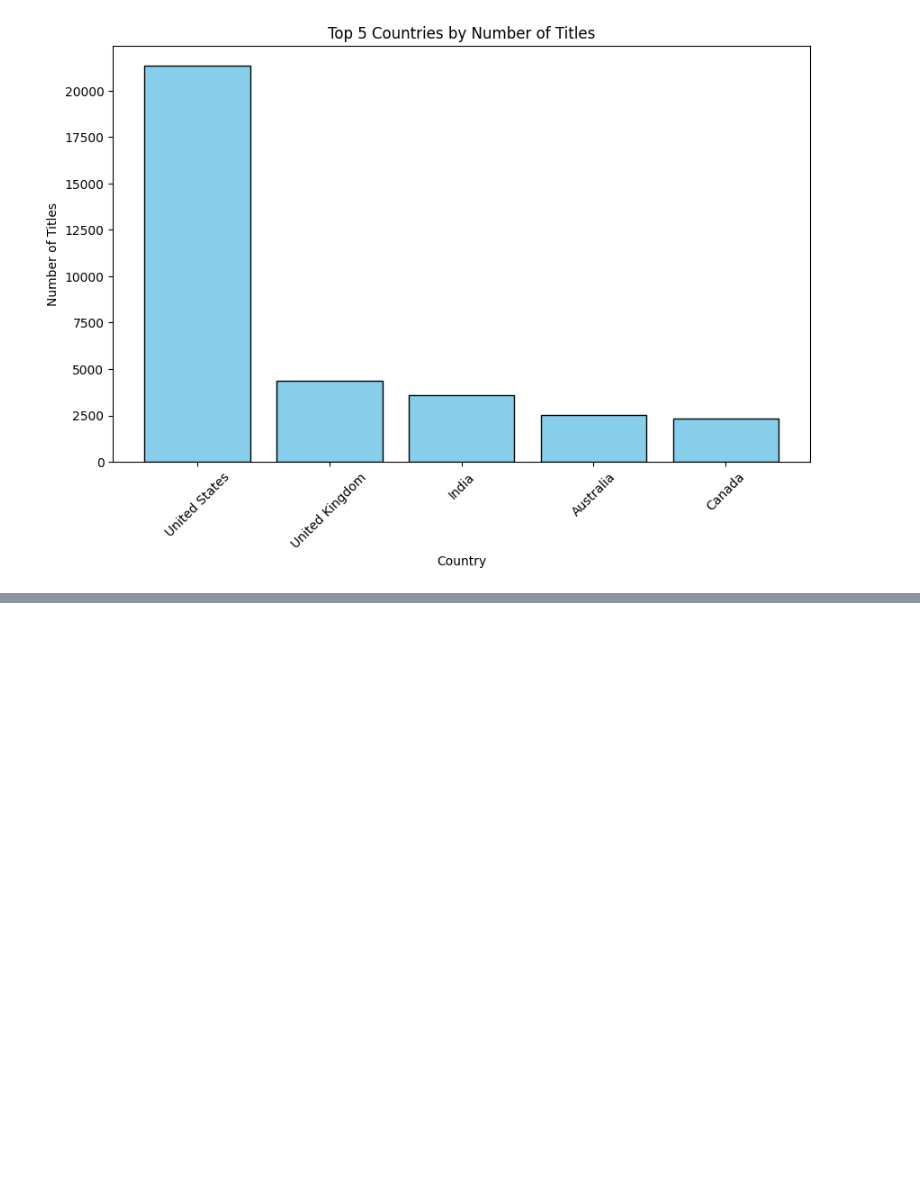
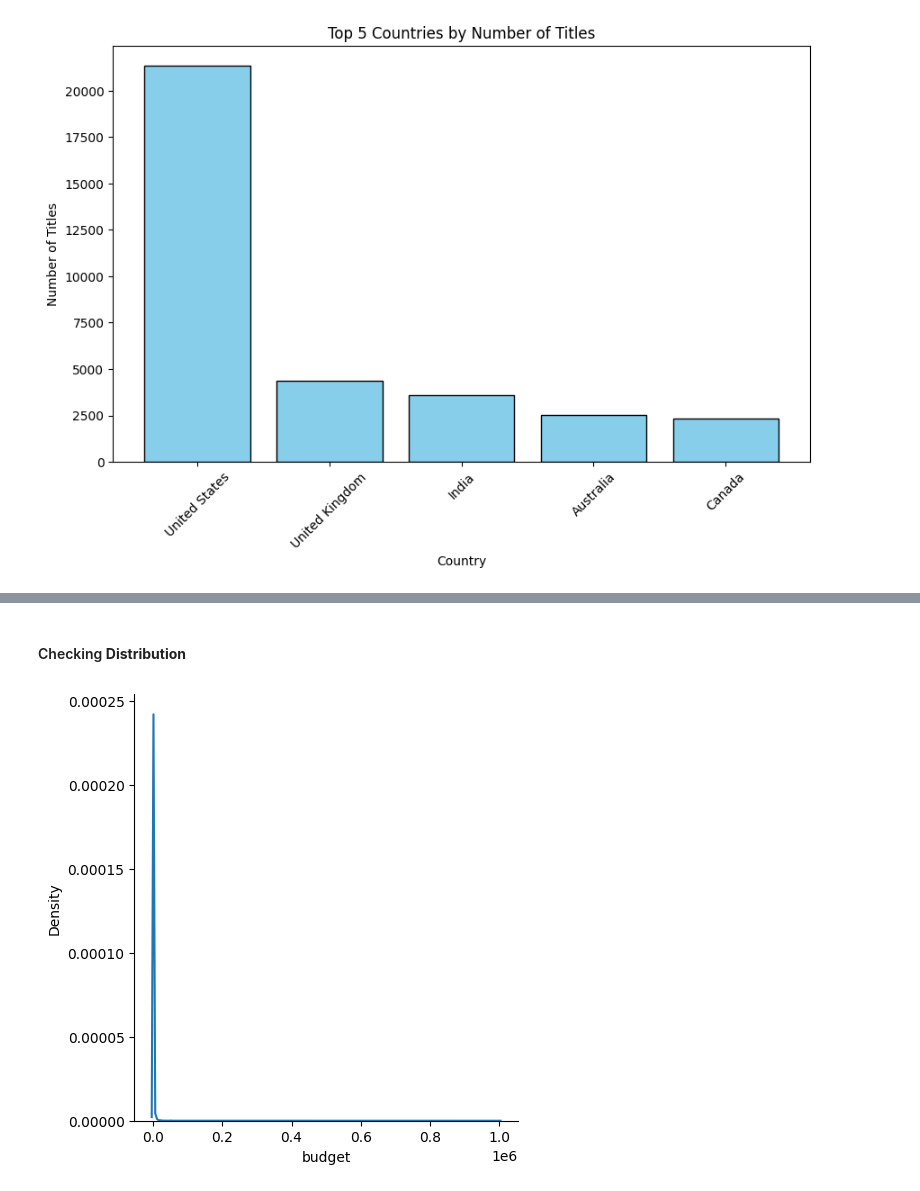
Before and after one commit to ZainFaisal005/DataCraft-Analysis-Vault, a Jupyter notebook: Upwork_Jobs_Analysis/Upwork_Jobs_Analysis.ipynb, the cells around one changed output, grey strips where cells are left out. Drawn from its saved outputs; the diff is of its cells as text; code cells hidden in the pictures; blank space fills up the shorter version.

```diff
--- a/Upwork_Jobs_Analysis/Upwork_Jobs_Analysis.ipynb
+++ b/Upwork_Jobs_Analysis/Upwork_Jobs_Analysis.ipynb
@@ -116,0 +135,7 @@ plt.show()
+# %% [markdown]
+#### Checking **Distribution**
+# %%
+sns.displot(df['budget'],kind='kde')
+plt.show()
+# %% [output]
+[figure, added]
```
Also changed, not shown: parts of 38 cells of this notebook.
